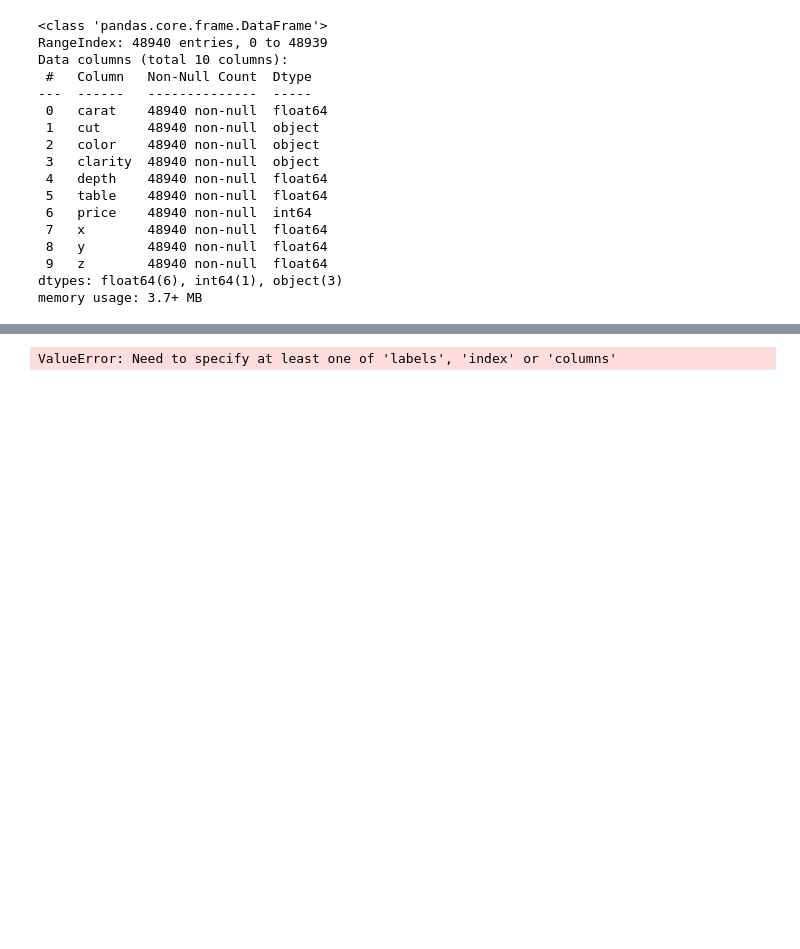
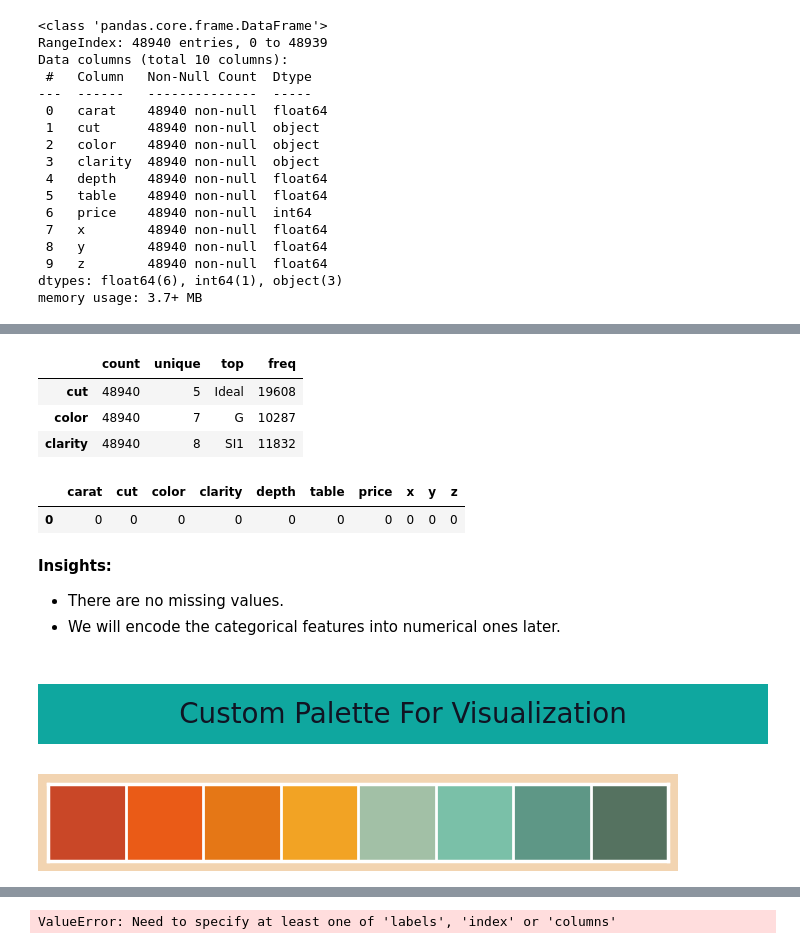
Before and after one commit to hbatistuzzo/Diamonds_regression, a Jupyter notebook: diamonds_henrique.ipynb, the cells around one changed output, grey strips where cells are left out. Drawn from its saved outputs; the diff is of its cells as text; code cells hidden in the pictures; blank space fills up the shorter version.

```diff
--- a/diamonds_henrique.ipynb
+++ b/diamonds_henrique.ipynb
@@ -83,0 +79,32 @@ diamonds.describe(exclude=[np.number])
+# %%
+diamonds.describe(include=object).T.style.set_properties(**{"background-color": "#FDD667","color":"black","border": "1.5px solid black"})
+# %% [output]
+|  | count | unique | top | freq |
+| cut | 48940 | 5 | Ideal | 19608 |
+| color | 48940 | 7 | G | 10287 |
+| clarity | 48940 | 8 | SI1 | 11832 |
+# %%
+#Any nulls?
+diamonds.isna().sum().to_frame().T.style.set_properties(**{"background-color": "#FDD667","color":"black","border": "1.5px solid black"})
+# %% [output]
+|  | carat | cut | color | clarity | depth | table | price | x | y | z |
+| 0 | 0 | 0 | 0 | 0 | 0 | 0 | 0 | 0 | 0 | 0 |
+# %% [markdown]
+**Insights:**
+
+* There are no missing values.
+* We will encode the categorical features into numerical ones later.
+# %% [markdown]
+<a id="5"></a>
+# <p style="padding:10px;background-color:#0fa79f;margin:0;color:#111423;font-family:newtimeroman;font-size:100%;text-align:center;border-radius: 15px 50px;overflow:hidden;font-weight:500">Custom Palette For Visualization</p>
+# %%
+sns.set_style("white")
+sns.set(rc={"axes.facecolor":"#f2d4b1","figure.facecolor":"#f2d4b1","grid.color":"white"})
+sns.set_context("poster",font_scale = .7)
+
+palette = ["#c94727","#ea5b17","#e57716","#f2a324","#a2c0a6","#7ac0a8","#5e9786","#557260"]
+
+sns.palplot(sns.color_palette(palette))
+plt.show()
+# %% [output]
+[figure, added]
```
Also changed, not shown: parts of 18 cells of this notebook, 3 other files.
